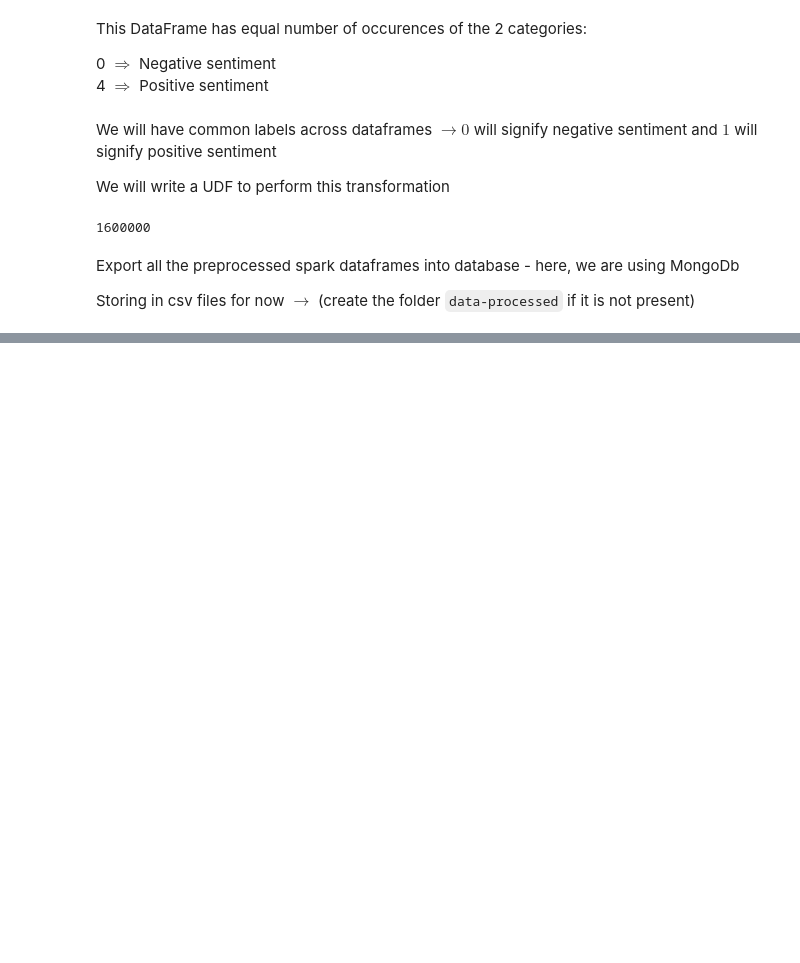
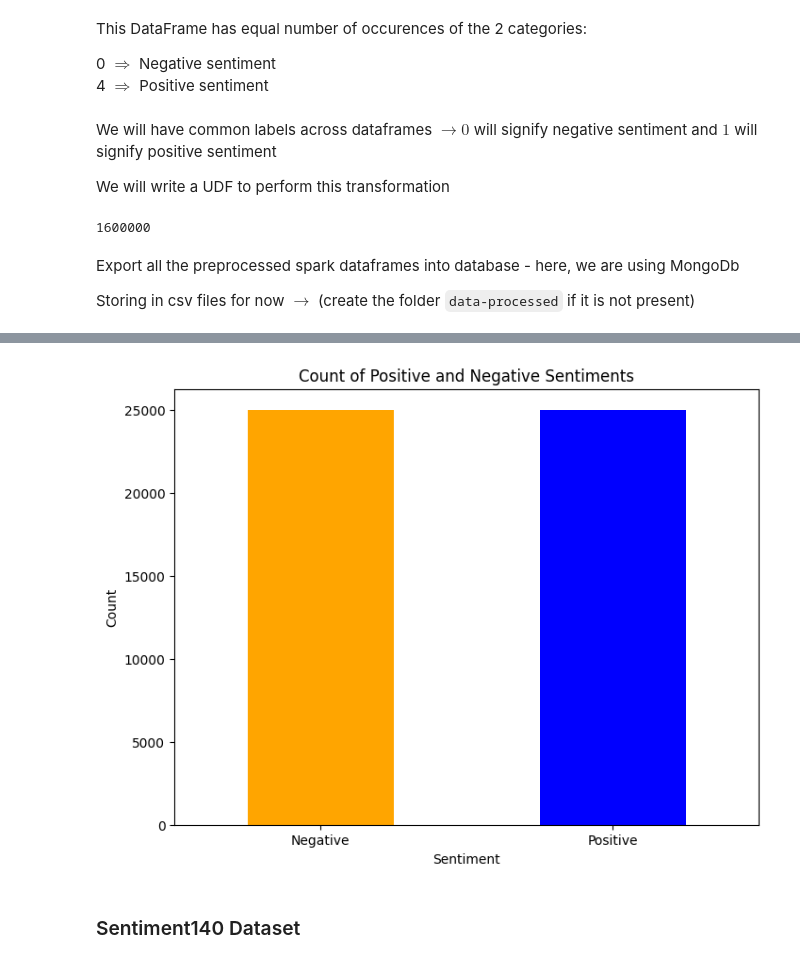
Before and after one commit to jaijoshi2712/event-success-predictor, a Jupyter notebook: code/data-exploration.ipynb, the cells around one changed output, grey strips where cells are left out. Saved outputs shown, nothing was run; the diff lists cells and outputs as text; code cells hidden in the pictures; blank space fills up the shorter version.

Commit message:
imdb data exploration

```diff
--- a/code/data-exploration.ipynb
+++ b/code/data-exploration.ipynb
@@ -272,0 +322,2 @@ reduced_df.toPandas().to_csv('../data/reduced_data.csv')
+# %%
+imdb_spark = imdb_spark.withColumnRenamed('review', 'text')
@@ -272,0 +348,4 @@ reduced_df.toPandas().to_csv('../data/reduced_data.csv')
+# %%
+def common_label_transform(label_value, negative_sentiment, positive_sentiment):
+  return 0 if label_value == negative_sentiment else 1
+common_label_transform_udf = F.udf(common_label_transform)
@@ -272,0 +356,4 @@ reduced_df.toPandas().to_csv('../data/reduced_data.csv')
+# %%
+imdb_spark = imdb_spark\
+  .withColumn('label', F.lit(common_label_transform_udf(F.col('sentiment'), F.lit("negative"), F.lit("positive"))))\
+  .select(['text', 'label'])
@@ -272,0 +380,17 @@ reduced_df.toPandas().to_csv('../data/reduced_data.csv')
+# %%
+imdb_data = imdb_spark.toPandas()
+# %%
+sentiment_counts = imdb_data['label'].value_counts().sort_index()
+
+# Create a bar chart
+plt.figure(figsize=(8, 6))
+sentiment_counts.plot(kind='bar', color=['orange', 'blue'])
+plt.title('Count of Positive and Negative Sentiments')
+plt.xlabel('Sentiment')
+plt.ylabel('Count')
+plt.xticks(ticks=[0, 1], labels=['Negative', 'Positive'], rotation=0)
+plt.show()
+# %% [output]
+[figure, added]
+# %% [markdown]
+### Sentiment140 Dataset
```
Also changed, not shown: parts of 50 cells of this notebook, 1 other file.
